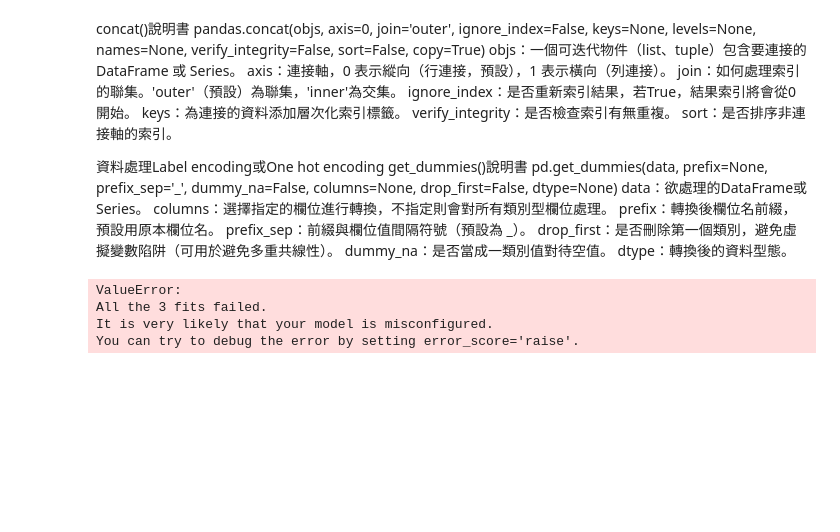
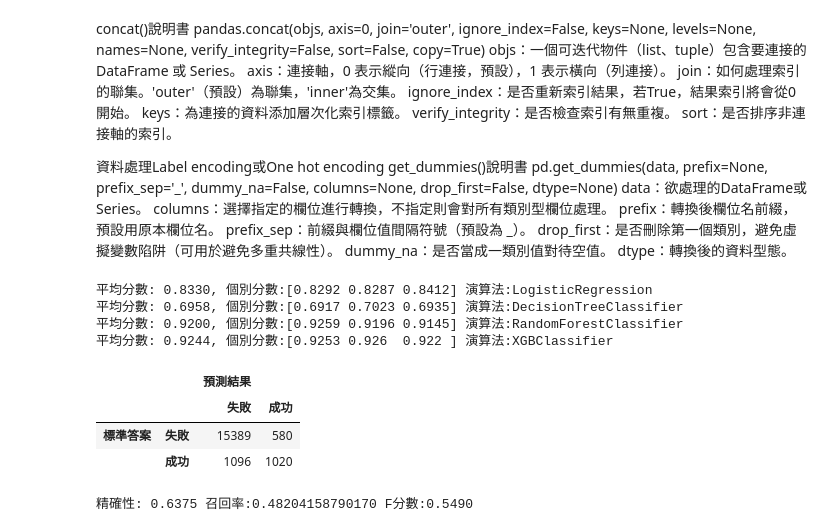
Before and after one commit to GaudiKao/learn-python-by-doing, a Jupyter notebook: Data_Structures&Alogrithms/ch05_01_bank.ipynb, the cells around one changed output. Saved outputs shown, nothing was run; the diff lists cells and outputs as text; code cells hidden in the pictures; blank space fills up the shorter version.

```diff
--- a/Data_Structures&Alogrithms/ch05_01_bank.ipynb
+++ b/Data_Structures&Alogrithms/ch05_01_bank.ipynb
@@ -167,7 +167,9 @@ display(df_all2.head())
 # %%
 #將月份改為數值使用1~12編碼即可
 
-month_dict = dict(jan=1, feb=2, mar=3, aqr=4, may=5, jun=6, jul=7, aug=8, sep=9, cot=10, nov=11, dec=12)
+month_dict = dict(jan=1, feb=2, mar=3, apr=4,
+    may=5, jun=6, jul=7, aug=8, sep=9, oct=10,
+    nov=11, dec=12)
 
 def nce_month(df, column):
     df[column] = df[column].map(month_dict)
@@ -211,7 +213,7 @@ y = df_all2['本次促銷結果'].values
 
 #分割成訓練集與驗證集，使用6:4分配
 from sklearn.model_selection import train_test_split
-x_train, x_test, y_train, y_test = train_test_split(x, y, test_size=0.4, random_state=random_seed, stratify=y)
+x_train, x_test, y_train, y_test = train_test_split(x, y, test_size=0.4, train_size=0.6, random_state=random_seed, stratify=y)
 # %%
 #5.選擇演算法(algorithm)
 
@@ -239,15 +241,42 @@ from sklearn.model_selection import StratifiedKFold
 stratifiedkfold = StratifiedKFold(n_splits=3)
 
 from sklearn.model_selection import cross_val_score
-
-#loop做交叉驗證
 for algorithm in algorithms:
-    scores = cross_val_score(algorithm, x_train, y_train, cv=stratifiedkfold, scoring='roc_auc')
+    # loop進行交叉驗證
+    scores = cross_val_score(algorithm , x_train, y_train, cv=stratifiedkfold, scoring='roc_auc')
     score = scores.mean()
     name = algorithm.__class__.__name__
     print(f'平均分數: {score:.4f}, 個別分數:{scores} 演算法:{name}')
 # %% [output]
-ValueError:
-All the 3 fits failed.
-It is very likely that your model is misconfigured.
-You can try to debug the error by setting error_score='raise'.
+平均分數: 0.8330, 個別分數:[0.8292 0.8287 0.8412] 演算法:LogisticRegression
+平均分數: 0.6958, 個別分數:[0.6917 0.7023 0.6935] 演算法:DecisionTreeClassifier
+平均分數: 0.9200, 個別分數:[0.9259 0.9196 0.9145] 演算法:RandomForestClassifier
+平均分數: 0.9244, 個別分數:[0.9253 0.926  0.922 ] 演算法:XGBClassifier
+# %%
+#6~7訓練、預測
+#因為XGBoost表現最好所以選擇他
+algorithm = XGBClassifier(random_state=random_seed)
+
+#訓練
+algorithm.fit(x_train, y_train)
+
+#預測
+y_pred = algorithm.predict(x_test)
+# %%
+#8.評估
+#輸出混淆矩陣
+from sklearn.metrics import confusion_matrix
+df_metrix = make_cm(confusion_matrix(y_test, y_pred),['失敗', '成功'])
+display(df_metrix)
+
+#計算精確性、召回率、F分數
+from sklearn.metrics import precision_recall_fscore_support
+precision, recall, fscore, _ = precision_recall_fscore_support(y_test, y_pred, average='binary')
+
+print(f'精確性: {precision:.4f} 召回率:{recall:.14f} F分數:{fscore:.4f}')
+# %% [output]
+|  |  | 預測結果 |  |
+|  |  | 失敗 | 成功 |
+| 標準答案 | 失敗 | 15389 | 580 |
+|  | 成功 | 1096 | 1020 |
+精確性: 0.6375 召回率:0.48204158790170 F分數:0.5490
```
Also changed, not shown: parts of 1 cell of this notebook, 3 other files.
